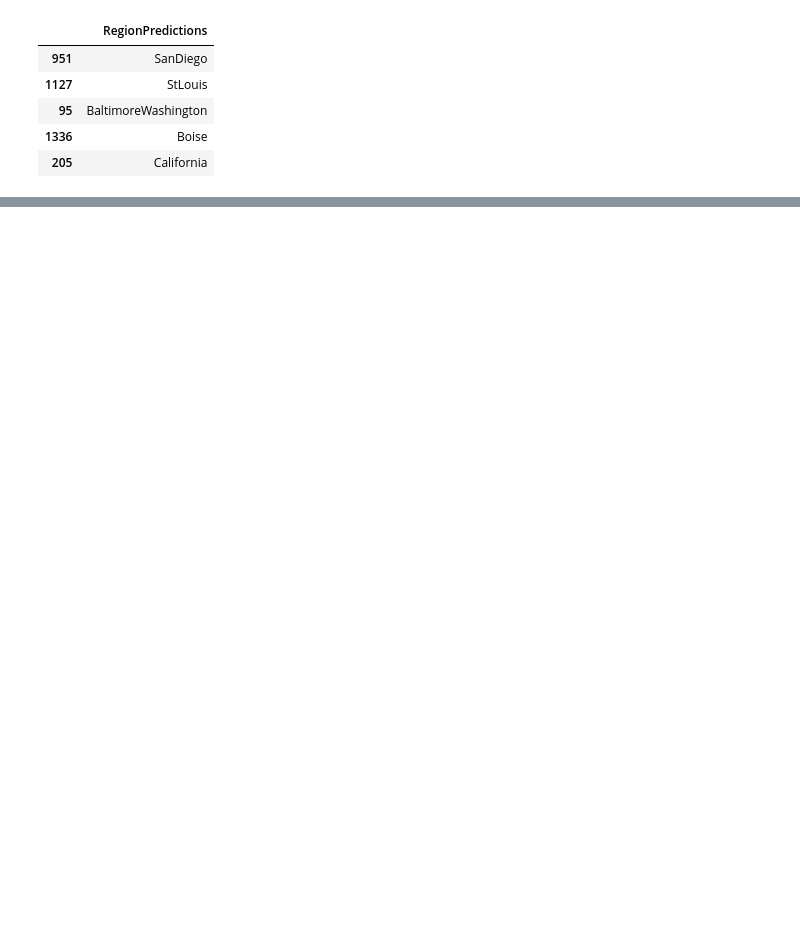
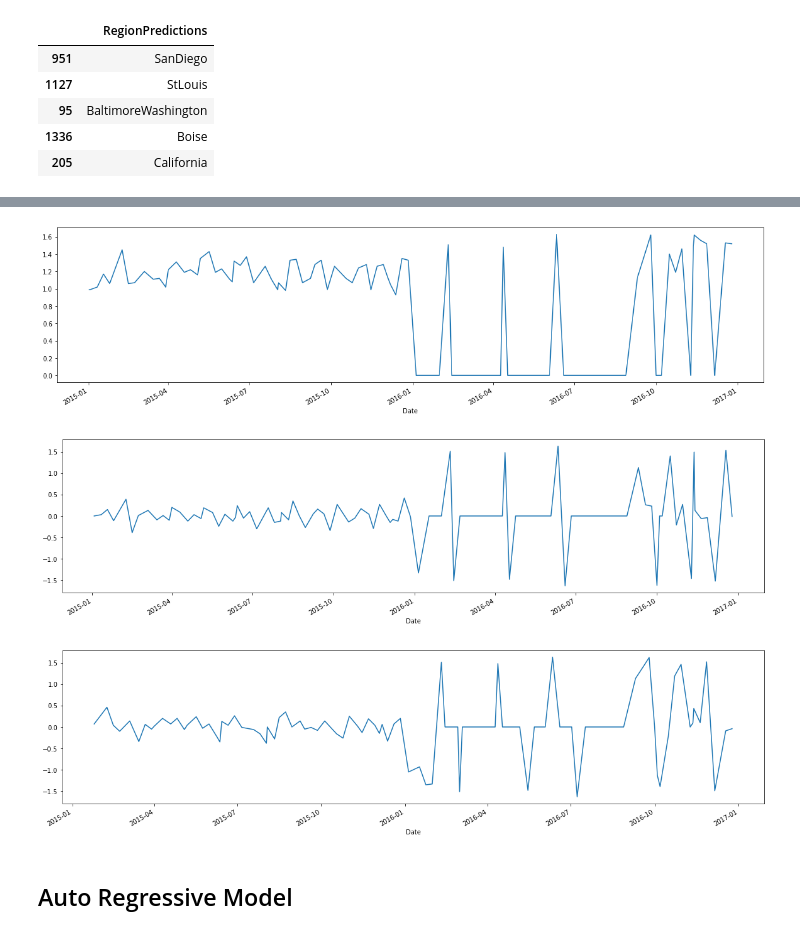
Before and after one commit to moncykurien/evaluation_projects, a Jupyter notebook: Project3_Avacado.ipynb, the cells around one changed output, grey strips where cells are left out. Saved outputs shown, nothing was run; the diff lists cells and outputs as text; code cells hidden in the pictures; blank space fills up the shorter version.

```diff
--- a/Project3_Avacado.ipynb
+++ b/Project3_Avacado.ipynb
@@ -1523,0 +1819,5 @@ cls_test_predictions.to_csv('./data/AvacadoRegionPredictions.csv', sep =',')
+# %%
+
+#Taking only the PheonixTucson data.
+ts_Albany = tss[['AveragePrice_Albany', 'AveragePrice_Albany_First_Difference','AveragePrice_Albany_Seasonal_Difference']].copy()
+ts_Albany
@@ -1523,0 +1847,11 @@ cls_test_predictions.to_csv('./data/AvacadoRegionPredictions.csv', sep =',')
+# %%
+
+for col in ts_Albany.columns:
+  ts_Albany[col].plot(figsize=(20,5))
+  plt.show()
+# %% [output]
+[figure, added]
+[figure, added]
+[figure, added]
+# %% [markdown]
+## Auto Regressive Model
```
Also changed, not shown: parts of 96 cells of this notebook.
